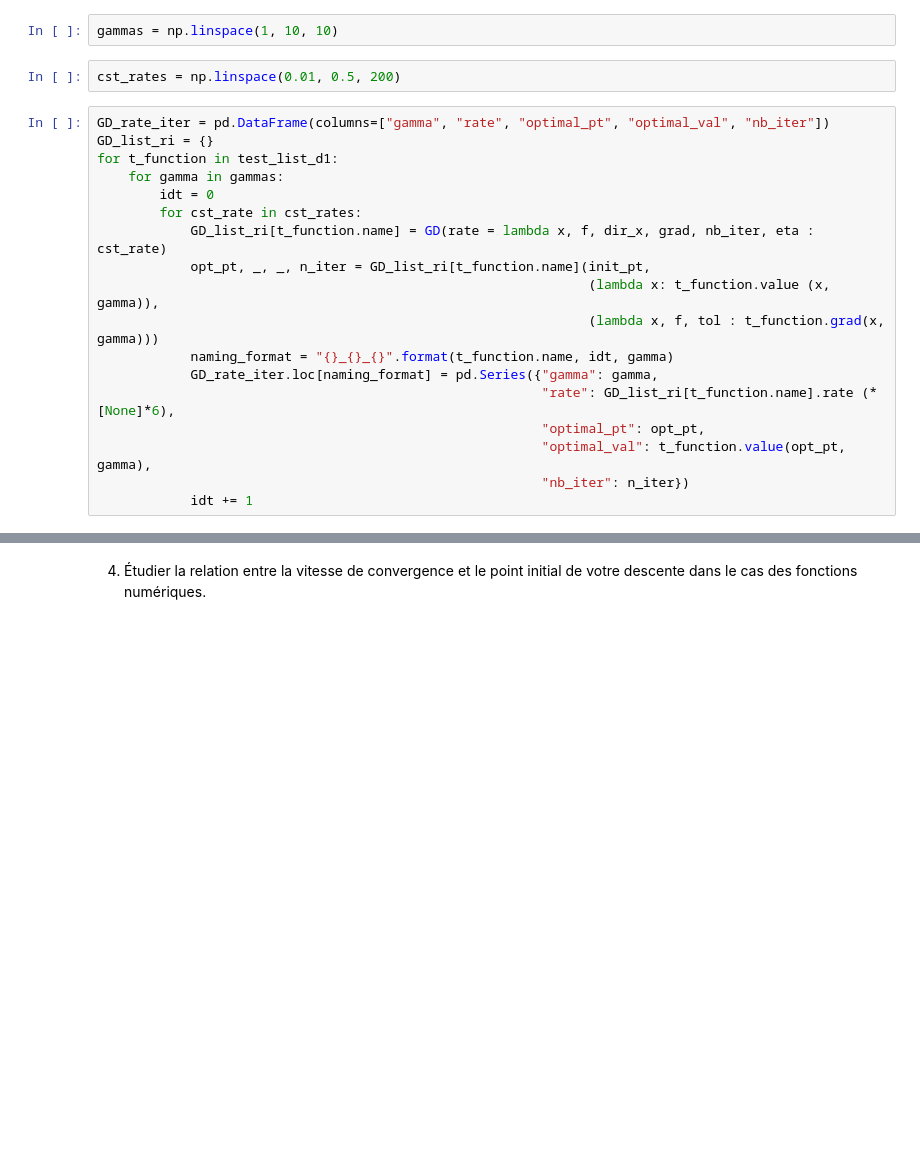
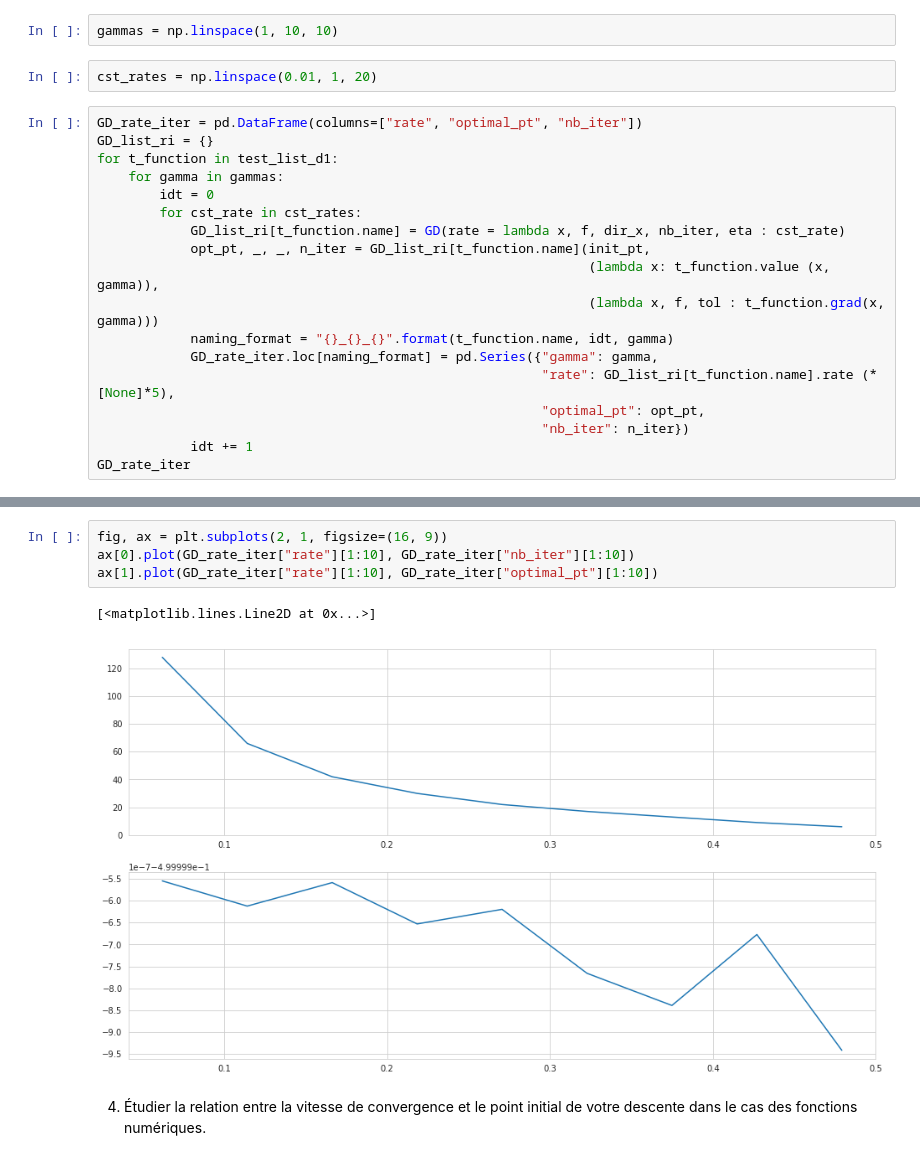
Before and after one commit to bashardudin/Epita-SCIA-OCVX, a Jupyter notebook: Notebooks/TP -- GradientDescent.ipynb, the cells around one changed output, grey strips where cells are left out. Saved outputs shown, nothing was run; the diff lists cells and outputs as text; blank space fills up the shorter version.

```diff
--- a/Notebooks/TP -- GradientDescent.ipynb
+++ b/Notebooks/TP -- GradientDescent.ipynb
@@ -502,22 +476,22 @@ init_pt = np.array([10])
 # %%
 gammas = np.linspace(1, 10, 10)
 # %%
-cst_rates = np.linspace(0.01, 0.5, 200)
+cst_rates = np.linspace(0.01, 1, 20)
 # %%
-GD_rate_iter = pd.DataFrame(columns=["gamma", "rate", "optimal_pt", "optimal_val", "nb_iter"])
+GD_rate_iter = pd.DataFrame(columns=["rate", "optimal_pt", "nb_iter"])
 GD_list_ri = {}
 for t_function in test_list_d1:
     for gamma in gammas:
         idt = 0
         for cst_rate in cst_rates:
-            GD_list_ri[t_function.name] = GD(rate = lambda x, f, dir_x, grad, nb_iter, eta : cst_rate)
+            GD_list_ri[t_function.name] = GD(rate = lambda x, f, dir_x, nb_iter, eta : cst_rate)
             opt_pt, _, _, n_iter = GD_list_ri[t_function.name](init_pt,
                                                                (lambda x: t_function.value (x, gamma)),
                                                                (lambda x, f, tol : t_function.grad(x, gamma)))
             naming_format = "{}_{}_{}".format(t_function.name, idt, gamma)
             GD_rate_iter.loc[naming_format] = pd.Series({"gamma": gamma,
-                                                         "rate": GD_list_ri[t_function.name].rate (*[None]*6),
+                                                         "rate": GD_list_ri[t_function.name].rate (*[None]*5),
                                                          "optimal_pt": opt_pt,
-                                                         "optimal_val": t_function.value(opt_pt, gamma),
                                                          "nb_iter": n_iter})
             idt += 1
+GD_rate_iter
@@ -543,3 +517,10 @@ for gamma in gammas:
+# %%
+fig, ax = plt.subplots(2, 1, figsize=(16, 9))
+ax[0].plot(GD_rate_iter["rate"][1:10], GD_rate_iter["nb_iter"][1:10])
+ax[1].plot(GD_rate_iter["rate"][1:10], GD_rate_iter["optimal_pt"][1:10])
+# %% [output]
+[<matplotlib.lines.Line2D at 0x...>]
+[figure, added]
 # %% [markdown]
 4. Étudier la relation entre la vitesse de convergence et le point initial de votre descente dans le cas des fonctions numériques.
 # %% [markdown]
```
Also changed, not shown: parts of 29 cells of this notebook, 4 other files.
